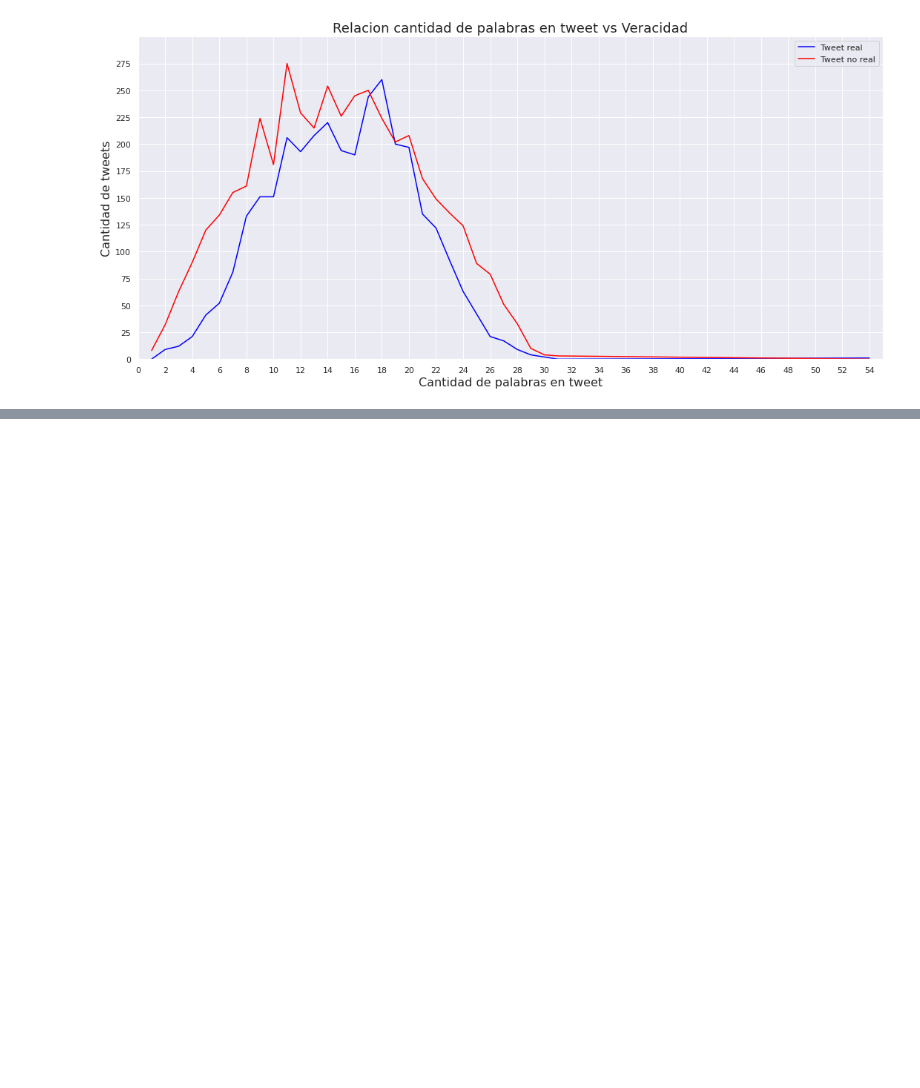
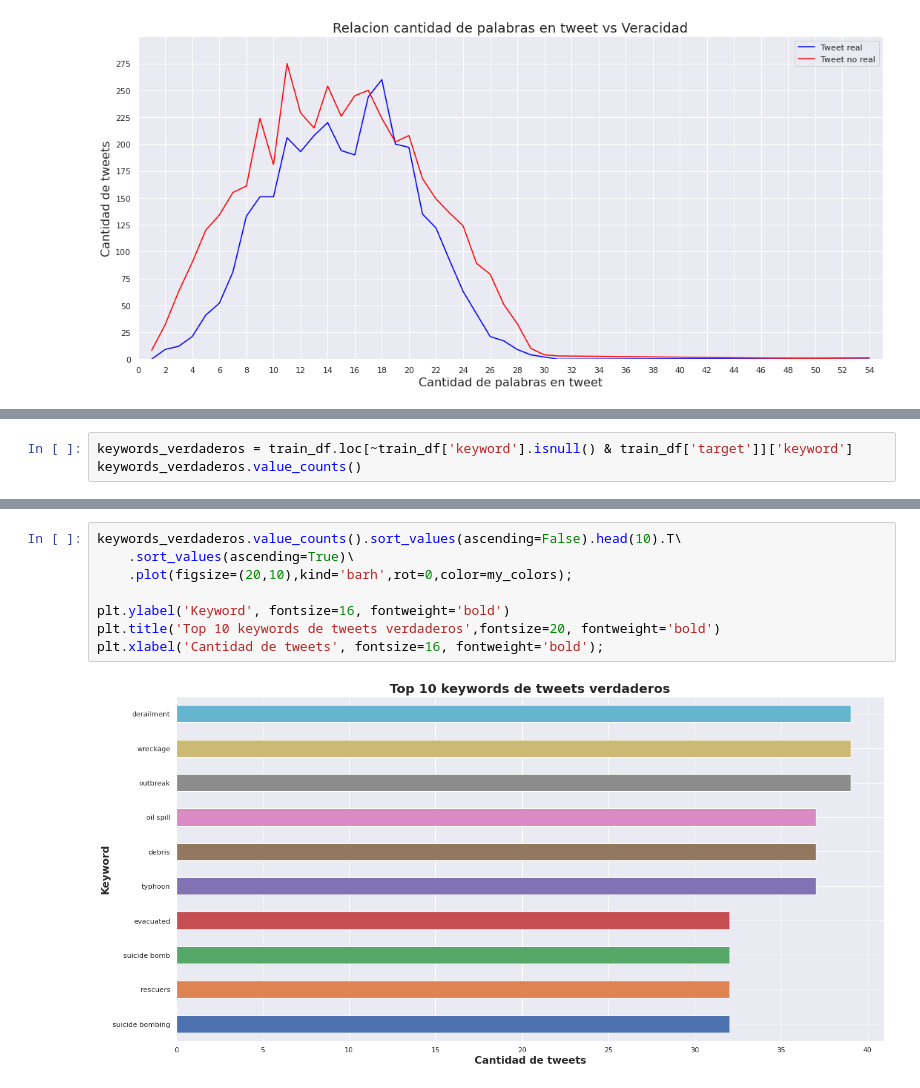
Before and after one commit to alepenaa94/TP1_Real_or_Not, a Jupyter notebook: TP1_Real_or_Not.ipynb, the cells around one changed output, grey strips where cells are left out. Saved outputs shown, nothing was run; the diff lists cells and outputs as text; blank space fills up the shorter version.

```diff
--- a/TP1_Real_or_Not.ipynb
+++ b/TP1_Real_or_Not.ipynb
@@ -128,0 +187,3 @@ ax.set_ylabel('Cantidad de tweets', fontsize=16);
+# %%
+keywords_verdaderos = train_df.loc[~train_df['keyword'].isnull() & train_df['target']]['keyword']
+keywords_verdaderos.value_counts()
@@ -128,0 +203,10 @@ ax.set_ylabel('Cantidad de tweets', fontsize=16);
+# %%
+keywords_verdaderos.value_counts().sort_values(ascending=False).head(10).T\
+    .sort_values(ascending=True)\
+    .plot(figsize=(20,10),kind='barh',rot=0,color=my_colors);
+
+plt.ylabel('Keyword', fontsize=16, fontweight='bold')
+plt.title('Top 10 keywords de tweets verdaderos',fontsize=20, fontweight='bold')
+plt.xlabel('Cantidad de tweets', fontsize=16, fontweight='bold');
+# %% [output]
+[figure, added]
```
Also changed, not shown: parts of 21 cells of this notebook.
